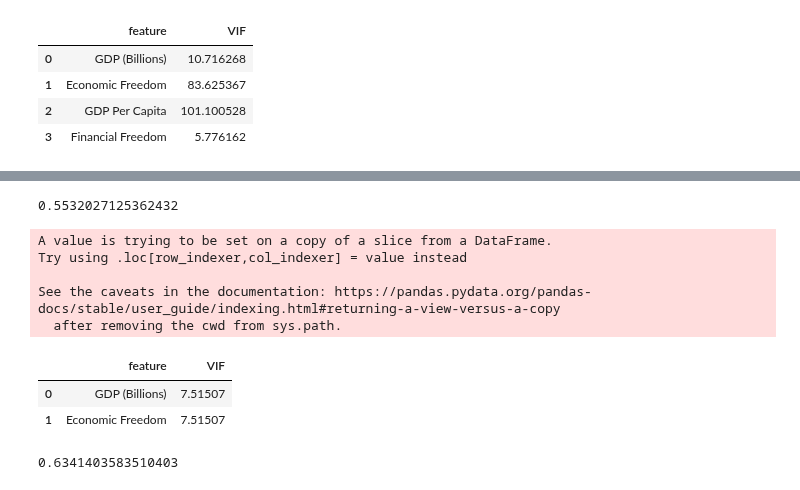
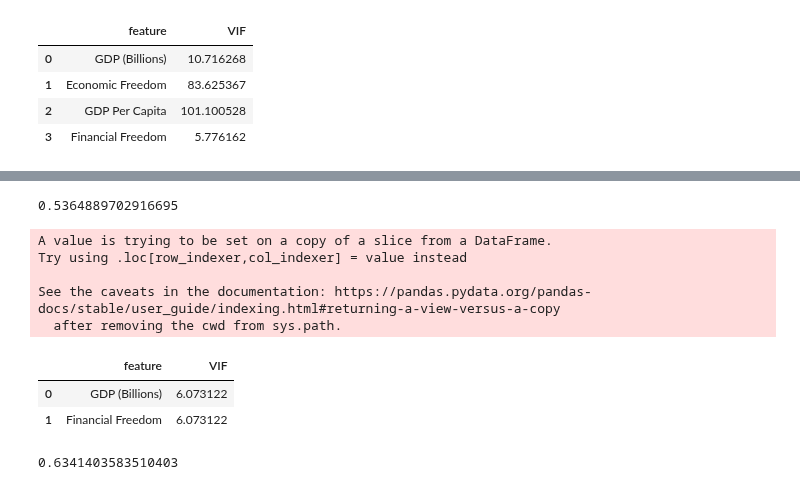
Before and after one commit to wjduq/Economic-Analysis, a Jupyter notebook: Project.ipynb, the cells around one changed output, grey strips where cells are left out. Saved outputs shown, nothing was run; the diff lists cells and outputs as text; code cells hidden in the pictures.

```diff
--- a/Project.ipynb
+++ b/Project.ipynb
@@ -391,33 +368,33 @@ Again, we obtain high VIFs from our model. We could try removing GDP per capita
 # %%
-X = np.transpose(np.array([np.log(df_final["GDP (Billions)"]), df_final["Economic Freedom"]]))
+X = np.transpose(np.array([np.log(df_final["GDP (Billions)"]), df_final["Financial Freedom"]]))
 reg7 = LinearRegression().fit(X, y)
 # r^2 for mlr model
 reg7.score(X, y)
 # %% [output]
-0.5532027125362432
+0.5364889702916695
 # %%
 # calculating VIF for each variable in the mlr
 
-X = df_final[['GDP (Billions)', 'Economic Freedom']]
+X = df_final[['GDP (Billions)', 'Financial Freedom']]
 X["GDP (Billions)"] = np.log(X["GDP (Billions)"])
 
 vif_data = pd.DataFrame()
 vif_data["feature"] = X.columns
 
 # calculating VIF for each feature
 vif_data["VIF"] = [variance_inflation_factor(X.values, i)
                           for i in range(len(X.columns))]
 
 vif_data
 # %% [output]
 A value is trying to be set on a copy of a slice from a DataFrame.
 Try using .loc[row_indexer,col_indexer] = value instead
 
 See the caveats in the documentation: https://pandas.pydata.org/pandas-docs/stable/user_guide/indexing.html#returning-a-view-versus-a-copy
   after removing the cwd from sys.path.
 |  | feature | VIF |
-| 0 | GDP (Billions) | 7.51507 |
-| 1 | Economic Freedom | 7.51507 |
+| 0 | GDP (Billions) | 6.073122 |
+| 1 | Financial Freedom | 6.073122 |
 # %%
 model3[0]
 # %% [output]
```
Also changed, not shown: parts of 6 cells of this notebook.
